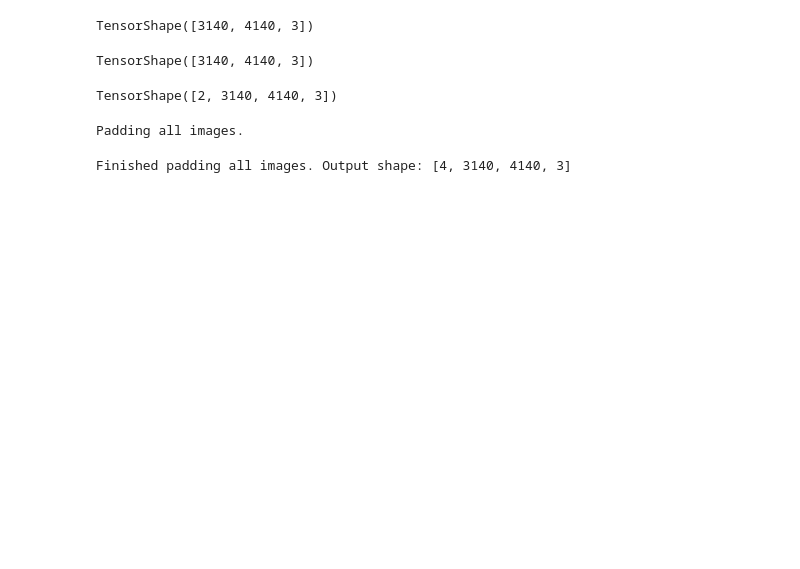
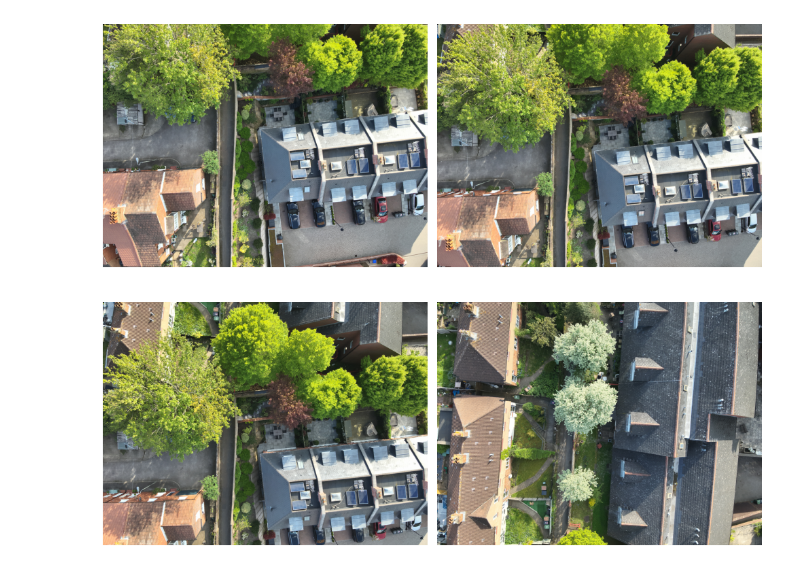
Before and after one commit to Max-c3/TWELO, a Jupyter notebook: notebooks/tim_hilde_test_package.ipynb, the cells around one changed output. Cells and saved outputs as stored; diff of their text form; code cells hidden in the pictures; blank space fills up the shorter version.

```diff
--- a/notebooks/tim_hilde_test_package.ipynb
+++ b/notebooks/tim_hilde_test_package.ipynb
@@ -1,16 +0,0 @@
-# %%
-from kestrix.data import *
-import tensorflow as tf
-padded_image_1 = pad_image("../data/package_testing/DJI_20230504173742_0003_V.JPG")
-padded_image_1.shape
-# %% [output]
-TensorShape([3140, 4140, 3])
-# %%
-padded_image_2 = pad_image("../data/package_testing/DJI_20230504173743_0004_V.JPG")
-padded_image_2.shape
-# %% [output]
-TensorShape([3140, 4140, 3])
-# %%
-tf.stack([padded_image_1, padded_image_2], axis=0).shape
-# %% [output]
-TensorShape([2, 3140, 4140, 3])
@@ -17,5 +6,6 @@ TensorShape([2, 3140, 4140, 3])
 # %%
-all_pad = pad_all_images("../data/package_testing")
+path = "../data/package_testing"
-# %% [output]
-Padding all images.
-Finished padding all images. Output shape: [4, 3140, 4140, 3]
+# %%
+visualize_bounding_box(path)
+# %% [output]
+[figure, added]
```
Also changed, not shown: parts of 1 cell of this notebook, 2 other files.
